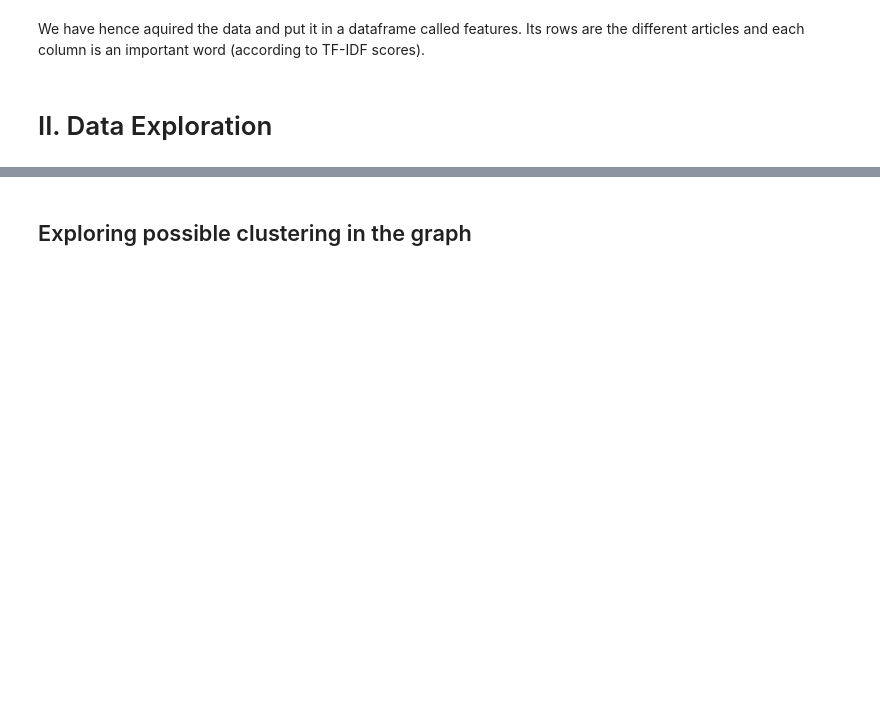
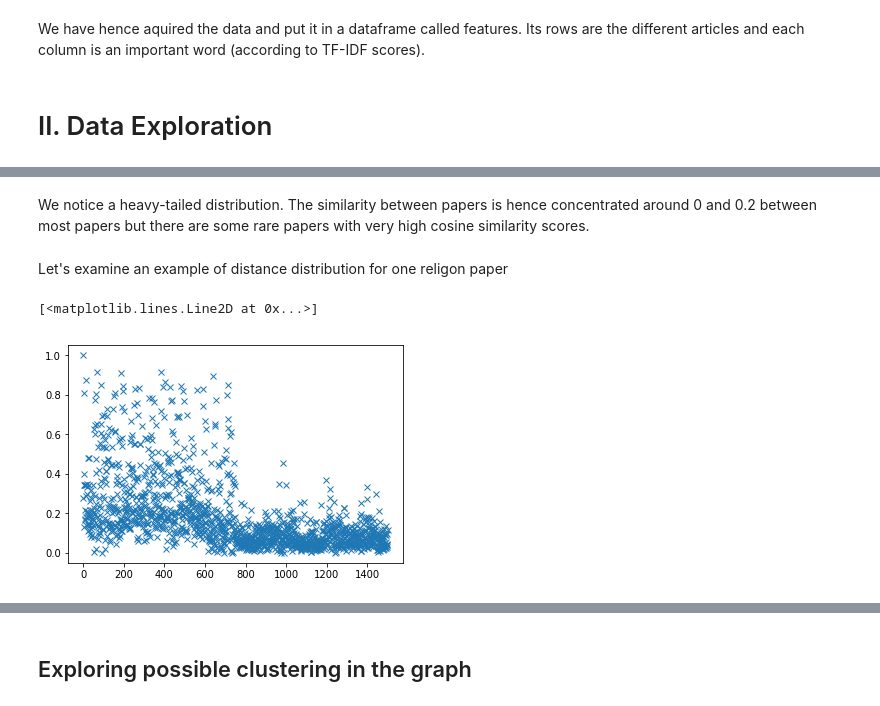
Before and after one commit to aaag97/ntds-projects, a Jupyter notebook: Project/wikipedia.ipynb, the cells around one changed output, grey strips where cells are left out. Cells and saved outputs as stored; diff of their text form; code cells hidden in the pictures; blank space fills up the shorter version.

```diff
--- a/Project/wikipedia.ipynb
+++ b/Project/wikipedia.ipynb
@@ -310,0 +315,35 @@ from sklearn.manifold import TSNE
+# %%
+from numpy import dot
+from numpy.linalg import norm
+
+def cosine(a,b):
+    """
+    Function to compute the cosine similarity between two vectors
+    Arguments:
+    a - first vector
+    b - second vector
+    Returns:
+    cos_sim - the cosine similarity between a and b
+    """
+    if(norm(a) == 0 or norm(b) == 0):
+        return dot(a,b)
+    cos_sim = dot(a, b)/(norm(a)*norm(b))
+    return cos_sim
+
+def cosine_distances(features):
+    features_a = np.array(features)
+
+    #compute cosine similarity between all articles
+    distances = np.array([[cosine(features_a[i,:],features_a[j,:]) for i in range(0,features_a.shape[0])]
+        for j in range(0,features_a.shape[0])]).reshape(features.shape[0],-1)
+
+    return distances
+
+#articles only about religion
+features_religion = features[:751]
+#articles only about science
+features_science = features[751:]
+
+distances = cosine_distances(features)
+distances_religion = cosine_distances(features_religion)
+distances_science = cosine_distances(features_science)
@@ -310,0 +376,9 @@ from sklearn.manifold import TSNE
+# %% [markdown]
+We notice a heavy-tailed distribution. The similarity between papers is hence concentrated around 0 and 0.2 between most papers but there are some rare papers with very high cosine similarity scores.
+# %% [markdown]
+Let's examine an example of distance distribution for one religon paper
+# %%
+plt.plot(distances[1],'x')
+# %% [output]
+[<matplotlib.lines.Line2D at 0x...>]
+[figure, added]
```
Also changed, not shown: parts of 33 cells of this notebook, 1 other file.
